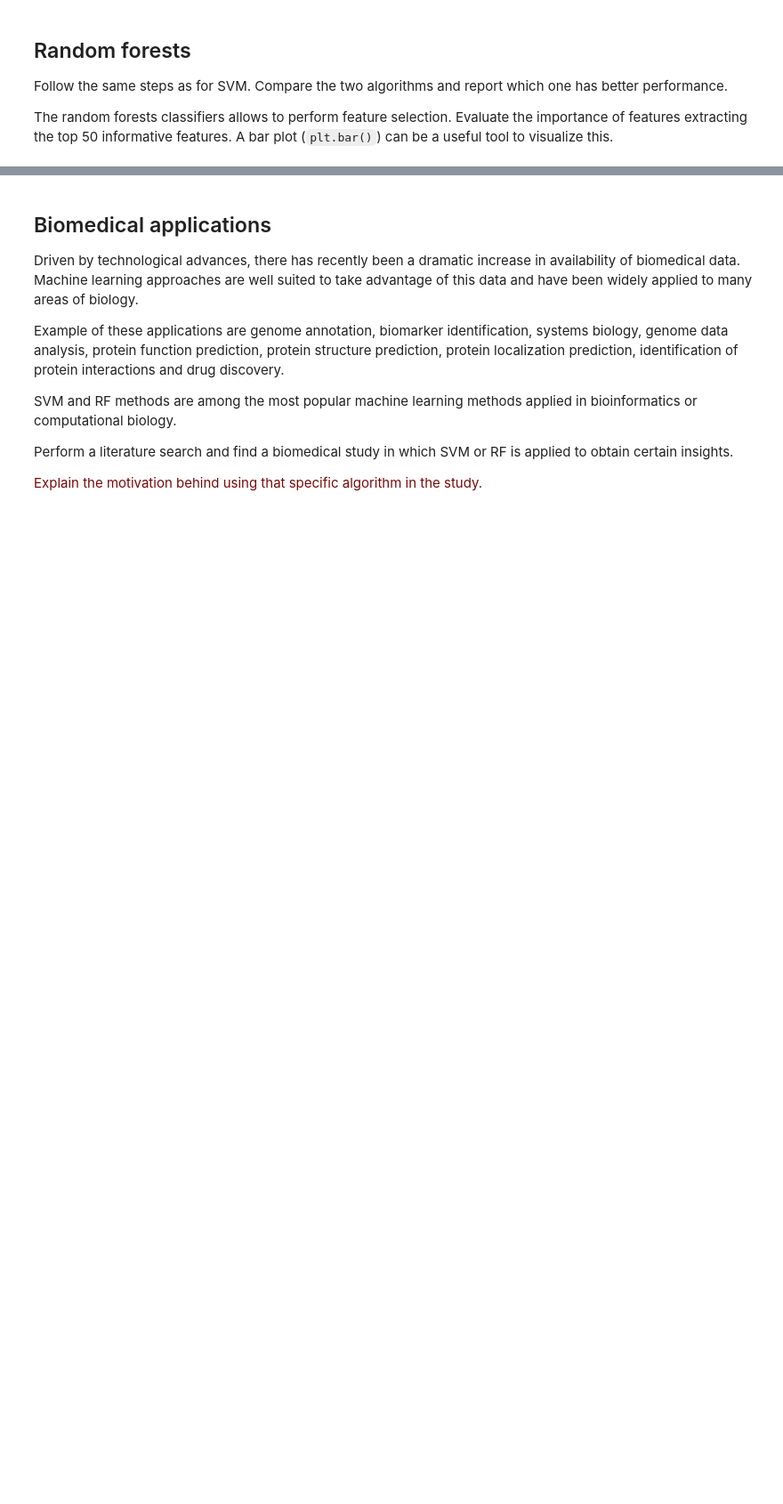
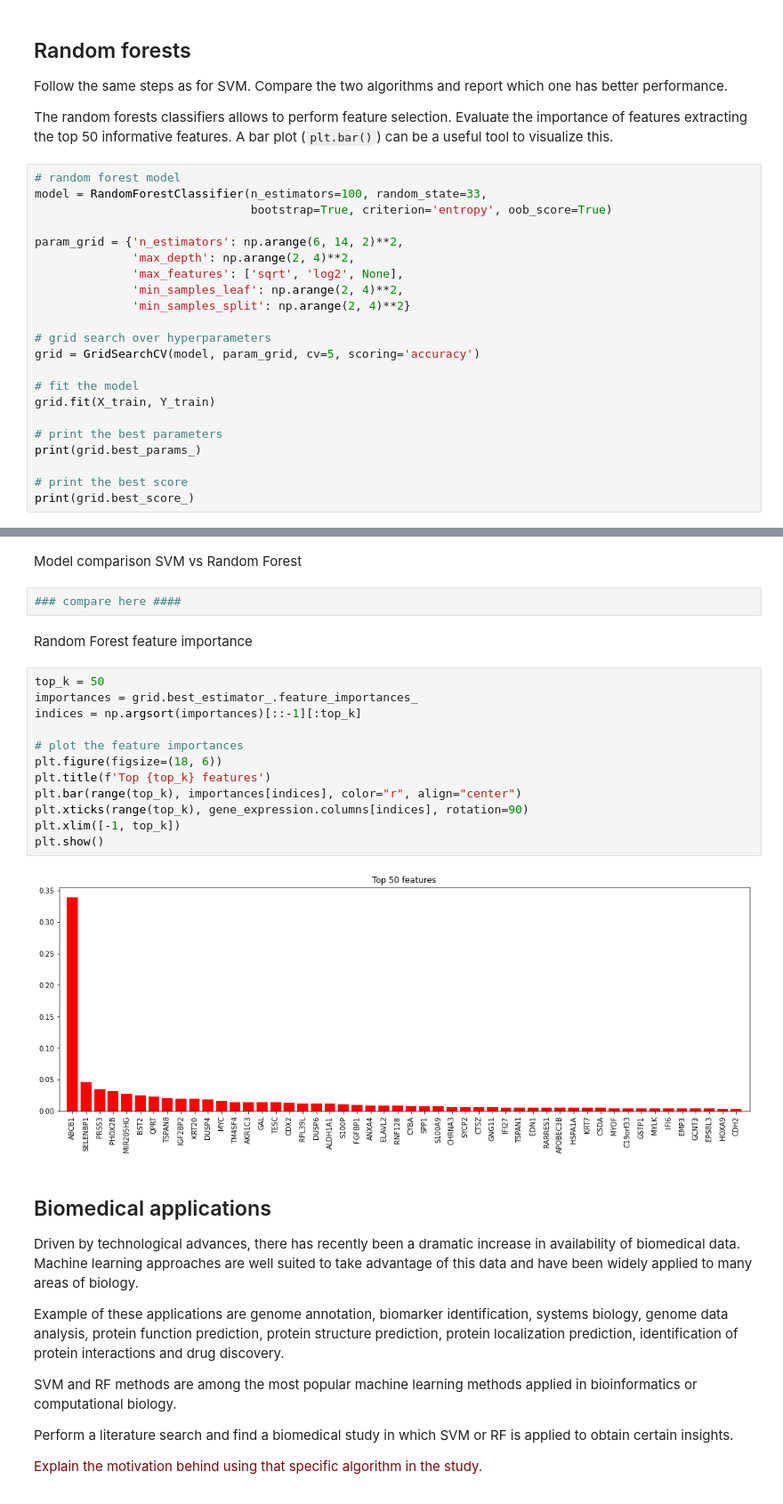
Before and after one commit to langestefan/8dm50-machine-learning, a Jupyter notebook: practicals/week_4.ipynb, the cells around one changed output, grey strips where cells are left out. Shown at 89% size. Cells and saved outputs as stored; diff of their text form; blank space fills up the shorter version.

Commit message:
Finish random forest classifier week 4

```diff
--- a/practicals/week_4.ipynb
+++ b/practicals/week_4.ipynb
@@ -169,3 +188,25 @@ drug_response.head()
 Follow the same steps as for SVM. Compare the two algorithms and report which one has better performance.
 
 The random forests classifiers allows to perform feature selection. Evaluate the importance of features extracting the top 50 informative features. A bar plot (`plt.bar()`) can be a useful tool to visualize this.
+# %%
+# random forest model
+model = RandomForestClassifier(n_estimators=100, random_state=33,
+                               bootstrap=True, criterion='entropy', oob_score=True)
+
+param_grid = {'n_estimators': np.arange(6, 14, 2)**2,
+              'max_depth': np.arange(2, 4)**2,
+              'max_features': ['sqrt', 'log2', None],
+              'min_samples_leaf': np.arange(2, 4)**2,
+              'min_samples_split': np.arange(2, 4)**2}
+
+# grid search over hyperparameters
+grid = GridSearchCV(model, param_grid, cv=5, scoring='accuracy')
+
+# fit the model
+grid.fit(X_train, Y_train)
+
+# print the best parameters
+print(grid.best_params_)
+
+# print the best score
+print(grid.best_score_)
@@ -172,3 +236,23 @@ The random forests classifiers allows to perform feature selection. Evaluate the
+# %% [markdown]
+Model comparison SVM vs Random Forest
+# %%
+### compare here ####
+# %% [markdown]
+Random Forest feature importance
+# %%
+top_k = 50
+importances = grid.best_estimator_.feature_importances_
+indices = np.argsort(importances)[::-1][:top_k]
+
+# plot the feature importances
+plt.figure(figsize=(18, 6))
+plt.title(f'Top {top_k} features')
+plt.bar(range(top_k), importances[indices], color="r", align="center")
+plt.xticks(range(top_k), gene_expression.columns[indices], rotation=90)
+plt.xlim([-1, top_k])
+plt.show()
+# %% [output]
+[figure, added]
 # %% [markdown]
 ## Biomedical applications
 
```
Also changed, not shown: parts of 7 cells of this notebook.
